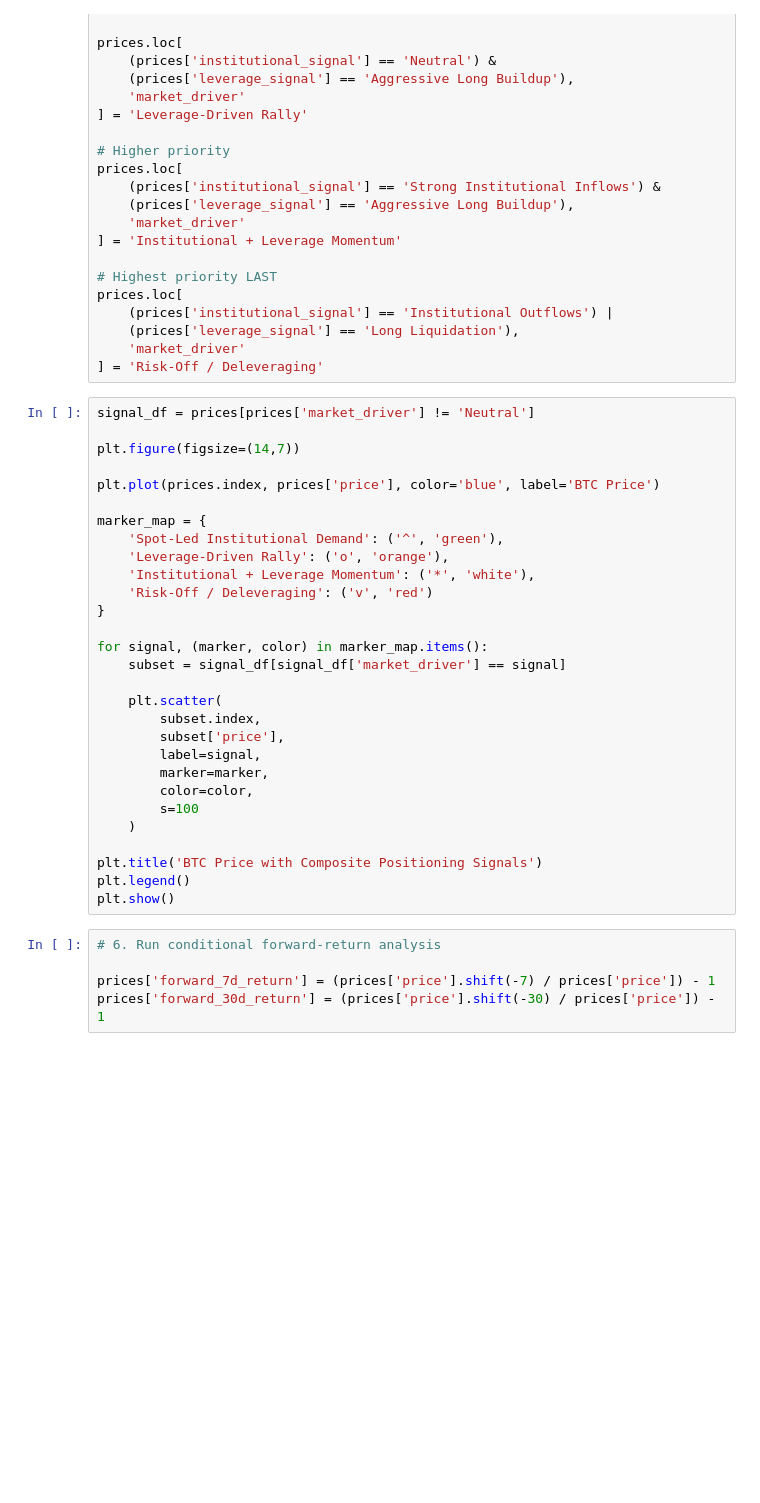
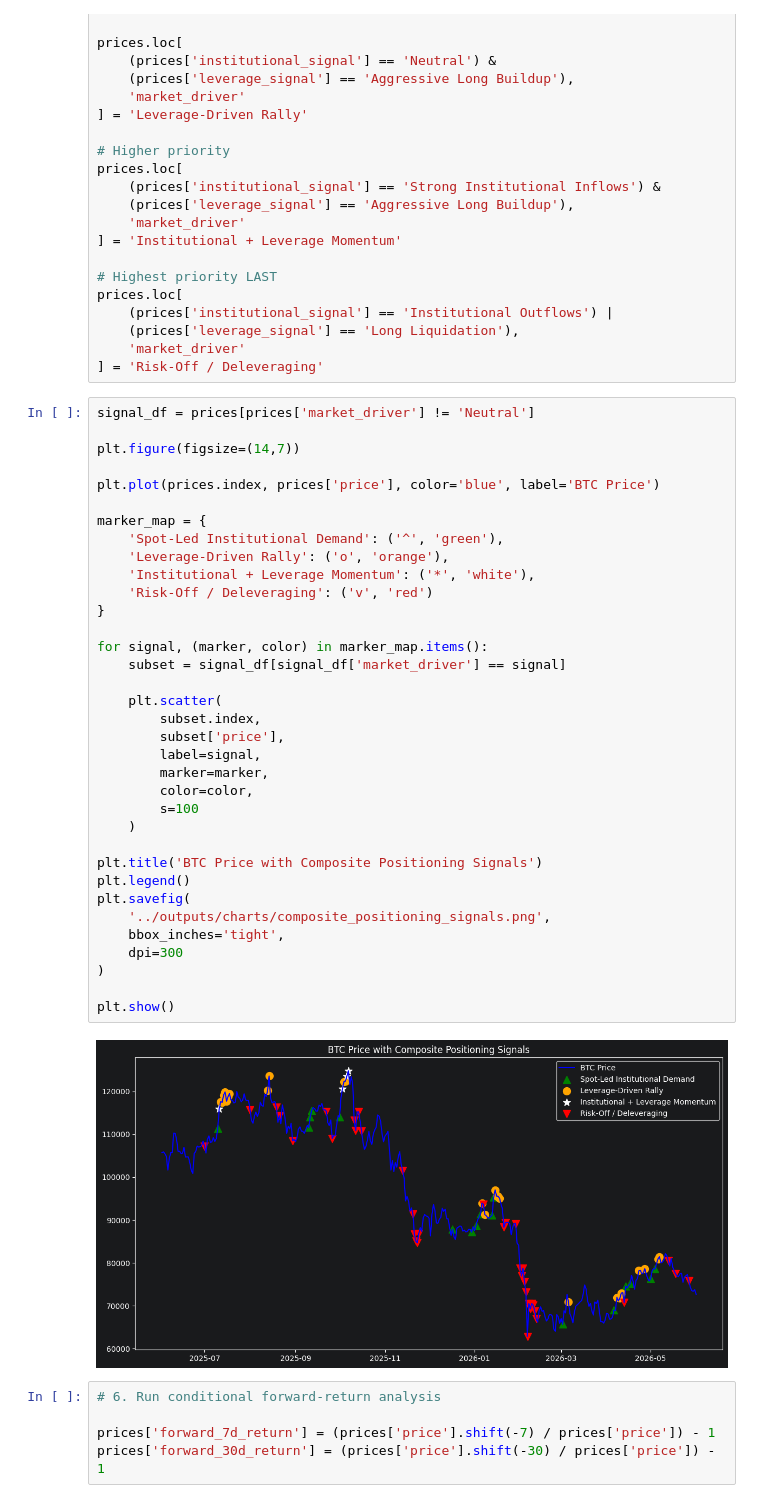
Before and after one commit to nateputnam8/btc-positioning-monitor, a Jupyter notebook: notebooks/btc_positioning_monitor.ipynb, the cells around one changed output. Cells and saved outputs as stored; diff of their text form; blank space fills up the shorter version.

```diff
--- a/notebooks/btc_positioning_monitor.ipynb
+++ b/notebooks/btc_positioning_monitor.ipynb
@@ -614,32 +668,40 @@ prices.loc[
 # %%
 signal_df = prices[prices['market_driver'] != 'Neutral']
 
 plt.figure(figsize=(14,7))
 
 plt.plot(prices.index, prices['price'], color='blue', label='BTC Price')
 
 marker_map = {
     'Spot-Led Institutional Demand': ('^', 'green'),
     'Leverage-Driven Rally': ('o', 'orange'),
     'Institutional + Leverage Momentum': ('*', 'white'),
     'Risk-Off / Deleveraging': ('v', 'red')
 }
 
 for signal, (marker, color) in marker_map.items():
     subset = signal_df[signal_df['market_driver'] == signal]
 
     plt.scatter(
         subset.index,
         subset['price'],
         label=signal,
         marker=marker,
         color=color,
         s=100
     )
 
 plt.title('BTC Price with Composite Positioning Signals')
 plt.legend()
+plt.savefig(
+    '../outputs/charts/composite_positioning_signals.png',
+    bbox_inches='tight',
+    dpi=300
+)
+
 plt.show()
+# %% [output]
+[figure, added]
 # %%
 # 6. Run conditional forward-return analysis
 
```
Also changed, not shown: parts of 23 cells of this notebook, 6 other files.
